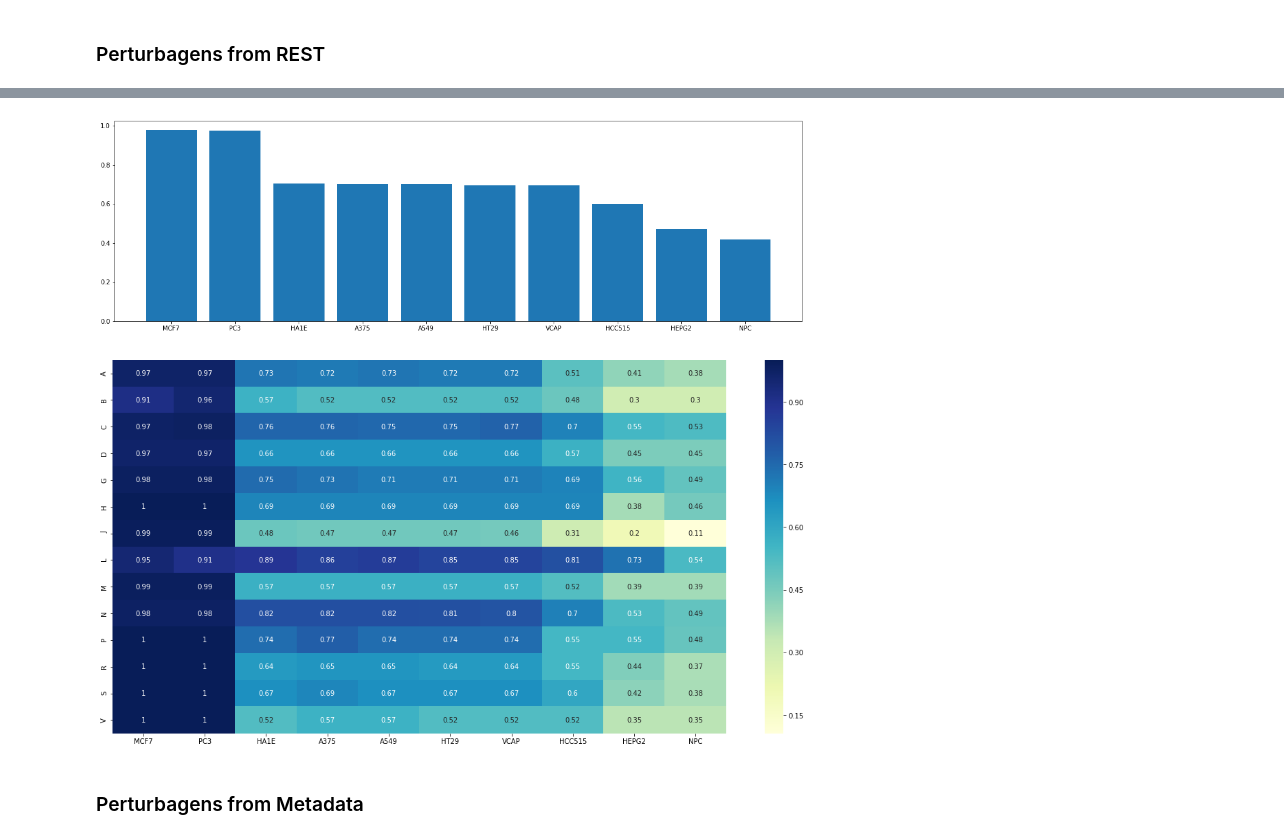
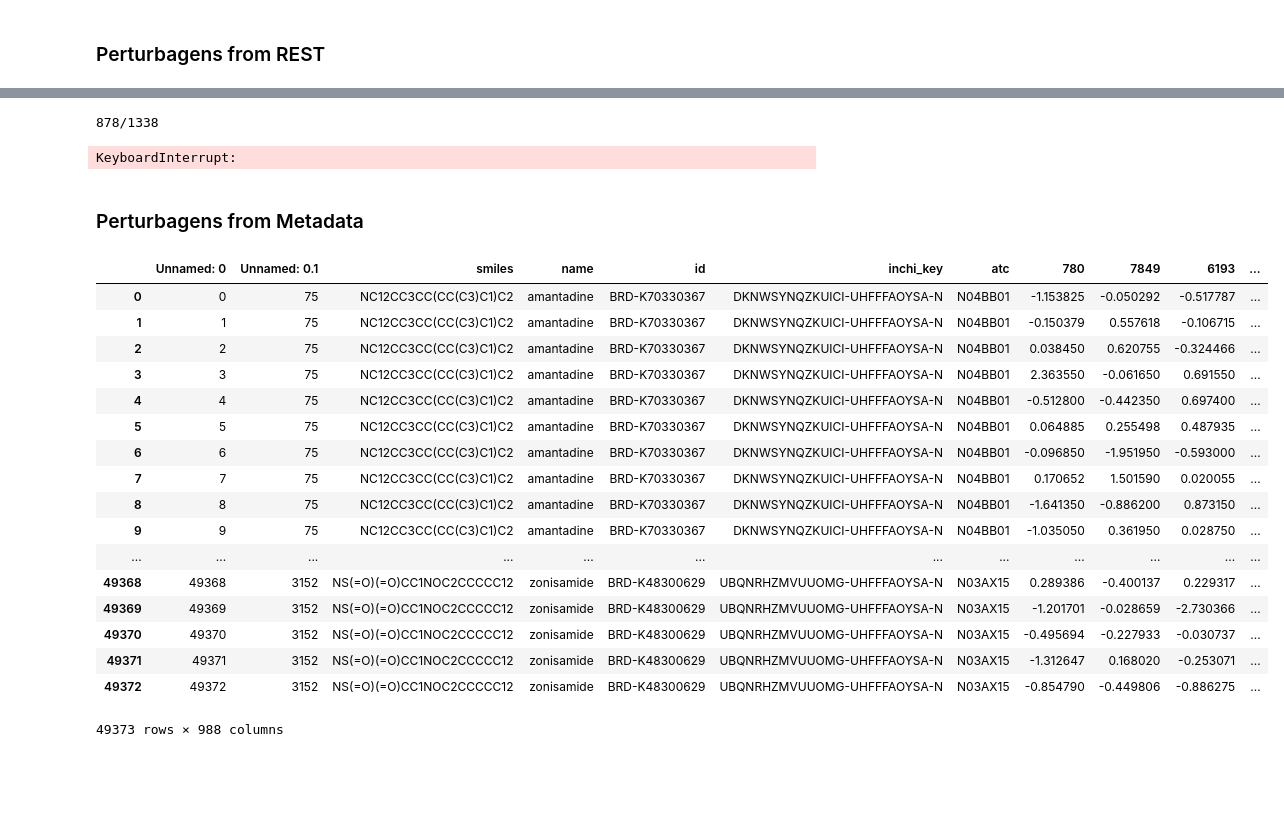
Before and after one commit to Dweepa/Genes, a Jupyter notebook: creation_data/cell_line_analysis.ipynb, the cells around one changed output, grey strips where cells are left out. Saved outputs shown, nothing was run; the diff lists cells and outputs as text; code cells hidden in the pictures; blank space fills up the shorter version.

Commit message:
Cell line analysis based on meta data

```diff
--- a/creation_data/cell_line_analysis.ipynb
+++ b/creation_data/cell_line_analysis.ipynb
@@ -71,9 +58,24 @@ for perturbagen in perturbagens:
+# %%
+def makeURL(query_pert_id):
+    URL = "https://api.clue.io/api/sigs?filter={%22where%22:{%22pert_id%22:%22"+query_pert_id+"%22},%22fields%22:{%22pert_id%22:1,%22cell_id%22:1}}&user_key=74671df08accc74116f393adf8a1d42f"
+    return URL
+
+perturbagen_cells_rest = {}
+
+counter = 0
+for perturbagen in perturbagens:
+    r = requests.get(url = makeURL(perturbagen))
+    data = r.json()
+    cells = [a["cell_id"] for a in data]
+    perturbagen_cells_rest[perturbagen] = cells
+    counter+=1
+    sys.stdout.write(f"\r{counter}/{len(perturbagens)}")
+# %% [output]
+878/1338
+KeyboardInterrupt:
 # %%
 perturbagen_cells_rest = pickle.load(open("../data/perturbagen_cells_rest.pkl", "rb"))
 data_rest = make_df(perturbagen_cells_rest, perturbagen_class)
-plot_graphs(data_rest)
+# plot_graphs(data_rest)
-# %% [output]
-[figure, removed]
-[figure, removed]
 # %% [markdown]
 ### Perturbagens from Metadata
@@ -82,0 +82,26 @@ plot_graphs(data_rest)
+# %%
+df = pd.read_csv("../data/full_geneexp_phase2_1004.csv")
+def getcellline(x):
+    cellline = x.split("_")[1]
+    return cellline
+df['celline'] = df['signature'].apply(getcellline)
+df
+# %% [output]
+|  | Unnamed: 0 | Unnamed: 0.1 | smiles | name | id | inchi_key | atc | 780 | 7849 | 6193 | ... |
+| 0 | 0 | 75 | NC12CC3CC(CC(C3)C1)C2 | amantadine | BRD-K70330367 | DKNWSYNQZKUICI-UHFFFAOYSA-N | N04BB01 | -1.153825 | -0.050292 | -0.517787 | ... |
+| 1 | 1 | 75 | NC12CC3CC(CC(C3)C1)C2 | amantadine | BRD-K70330367 | DKNWSYNQZKUICI-UHFFFAOYSA-N | N04BB01 | -0.150379 | 0.557618 | -0.106715 | ... |
+| 2 | 2 | 75 | NC12CC3CC(CC(C3)C1)C2 | amantadine | BRD-K70330367 | DKNWSYNQZKUICI-UHFFFAOYSA-N | N04BB01 | 0.038450 | 0.620755 | -0.324466 | ... |
+| 3 | 3 | 75 | NC12CC3CC(CC(C3)C1)C2 | amantadine | BRD-K70330367 | DKNWSYNQZKUICI-UHFFFAOYSA-N | N04BB01 | 2.363550 | -0.061650 | 0.691550 | ... |
+| 4 | 4 | 75 | NC12CC3CC(CC(C3)C1)C2 | amantadine | BRD-K70330367 | DKNWSYNQZKUICI-UHFFFAOYSA-N | N04BB01 | -0.512800 | -0.442350 | 0.697400 | ... |
+| 5 | 5 | 75 | NC12CC3CC(CC(C3)C1)C2 | amantadine | BRD-K70330367 | DKNWSYNQZKUICI-UHFFFAOYSA-N | N04BB01 | 0.064885 | 0.255498 | 0.487935 | ... |
+| 6 | 6 | 75 | NC12CC3CC(CC(C3)C1)C2 | amantadine | BRD-K70330367 | DKNWSYNQZKUICI-UHFFFAOYSA-N | N04BB01 | -0.096850 | -1.951950 | -0.593000 | ... |
+| 7 | 7 | 75 | NC12CC3CC(CC(C3)C1)C2 | amantadine | BRD-K70330367 | DKNWSYNQZKUICI-UHFFFAOYSA-N | N04BB01 | 0.170652 | 1.501590 | 0.020055 | ... |
+| 8 | 8 | 75 | NC12CC3CC(CC(C3)C1)C2 | amantadine | BRD-K70330367 | DKNWSYNQZKUICI-UHFFFAOYSA-N | N04BB01 | -1.641350 | -0.886200 | 0.873150 | ... |
+| 9 | 9 | 75 | NC12CC3CC(CC(C3)C1)C2 | amantadine | BRD-K70330367 | DKNWSYNQZKUICI-UHFFFAOYSA-N | N04BB01 | -1.035050 | 0.361950 | 0.028750 | ... |
+| ... | ... | ... | ... | ... | ... | ... | ... | ... | ... | ... | ... |
+| 49368 | 49368 | 3152 | NS(=O)(=O)CC1NOC2CCCCC12 | zonisamide | BRD-K48300629 | UBQNRHZMVUUOMG-UHFFFAOYSA-N | N03AX15 | 0.289386 | -0.400137 | 0.229317 | ... |
+| 49369 | 49369 | 3152 | NS(=O)(=O)CC1NOC2CCCCC12 | zonisamide | BRD-K48300629 | UBQNRHZMVUUOMG-UHFFFAOYSA-N | N03AX15 | -1.201701 | -0.028659 | -2.730366 | ... |
+| 49370 | 49370 | 3152 | NS(=O)(=O)CC1NOC2CCCCC12 | zonisamide | BRD-K48300629 | UBQNRHZMVUUOMG-UHFFFAOYSA-N | N03AX15 | -0.495694 | -0.227933 | -0.030737 | ... |
+| 49371 | 49371 | 3152 | NS(=O)(=O)CC1NOC2CCCCC12 | zonisamide | BRD-K48300629 | UBQNRHZMVUUOMG-UHFFFAOYSA-N | N03AX15 | -1.312647 | 0.168020 | -0.253071 | ... |
+| 49372 | 49372 | 3152 | NS(=O)(=O)CC1NOC2CCCCC12 | zonisamide | BRD-K48300629 | UBQNRHZMVUUOMG-UHFFFAOYSA-N | N03AX15 | -0.854790 | -0.449806 | -0.886275 | ... |
+49373 rows × 988 columns
```
Also changed, not shown: parts of 6 cells of this notebook, 2 other files.
